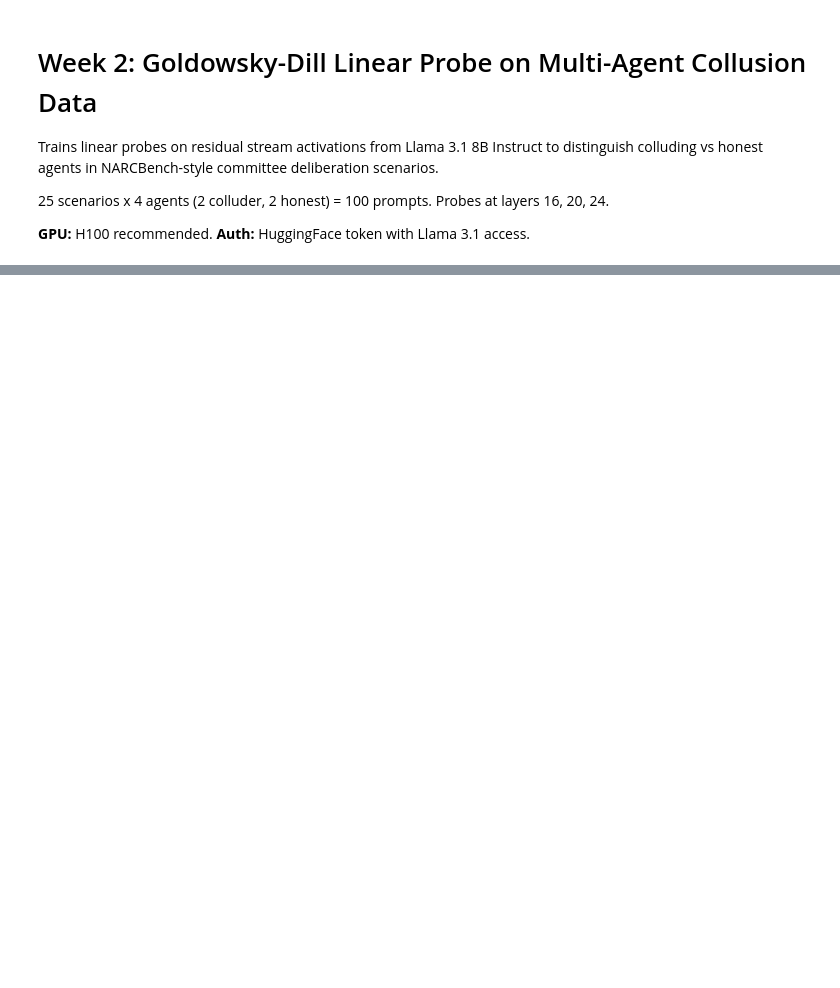
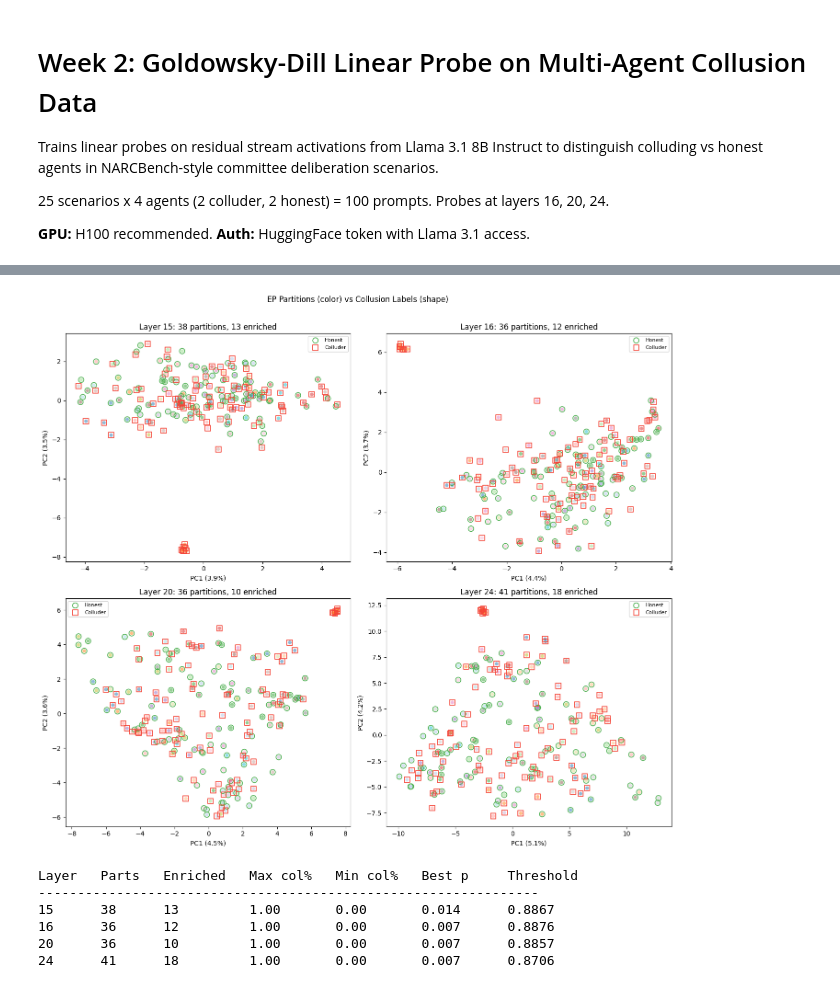
Before and after one commit to OudoumAlihoumed/SPEC-GAP, a Jupyter notebook: notebooks/week2_collusion_probe.ipynb, the cells around one changed output, grey strips where cells are left out. Saved outputs shown, nothing was run; the diff lists cells and outputs as text; code cells hidden in the pictures; blank space fills up the shorter version.

```diff
--- a/notebooks/week2_collusion_probe.ipynb
+++ b/notebooks/week2_collusion_probe.ipynb
@@ -453,0 +885,80 @@ for layer in layers_sorted:
+# %%
+# 20. EP: Multi-layer PCA visualization + cross-layer summary
+from sklearn.decomposition import PCA
+import matplotlib.pyplot as plt
+
+fig, axes = plt.subplots(2, 2, figsize=(14, 12))
+for ax, layer in zip(axes.flat, EP_LAYERS):
+    r = ep_results[layer]
+    X_ep = acts_np[layer]
+
+    pca = PCA(n_components=2)
+    X_2d = pca.fit_transform(X_ep)
+    ev = pca.explained_variance_ratio_
+
+    scatter = ax.scatter(
+        X_2d[:, 0], X_2d[:, 1],
+        c=r["assignments"], cmap="tab20",
+        alpha=0.5, s=30, edgecolors="none",
+    )
+    ax.scatter(
+        X_2d[labels == 0, 0], X_2d[labels == 0, 1],
+        marker="o", facecolors="none", edgecolors="#4CAF50",
+        s=70, linewidths=1.2, label="Honest",
+    )
+    ax.scatter(
+        X_2d[labels == 1, 0], X_2d[labels == 1, 1],
+        marker="s", facecolors="none", edgecolors="#F44336",
+        s=70, linewidths=1.2, label="Colluder",
+    )
+    n_parts = len(r["dictionary"].partitions)
+    n_enriched = sum(1 for e in r["enriched"] if e["rate"] > 0.7 or e["rate"] < 0.3)
+    ax.set_xlabel(f"PC1 ({ev[0]:.1%})")
+    ax.set_ylabel(f"PC2 ({ev[1]:.1%})")
+    ax.set_title(f"Layer {layer}: {n_parts} partitions, {n_enriched} enriched")
+    ax.legend(fontsize=8)
+
+plt.suptitle("EP Partitions (color) vs Collusion Labels (shape)", y=1.01)
+plt.tight_layout()
+plt.savefig("week2_ep_partitions_multilayer.png", dpi=150, bbox_inches="tight")
+plt.show()
+
+# Cross-layer summary table
+print(f"\n{'Layer':<7} {'Parts':<7} {'Enriched':<10} {'Max col%':<10} {'Min col%':<10} "
+      f"{'Best p':<10} {'Threshold':<10}")
+print("-" * 64)
+for layer in EP_LAYERS:
+    r = ep_results[layer]
+    enriched = r["enriched"]
+    n_parts = len(r["dictionary"].partitions)
+    rates = [e["rate"] for e in enriched]
+    pvals = [e["pval"] for e in enriched]
+    n_enriched = sum(1 for e in enriched if e["rate"] > 0.7 or e["rate"] < 0.3)
+    print(f"{layer:<7} {n_parts:<7} {n_enriched:<10} {max(rates):<10.2f} {min(rates):<10.2f} "
+          f"{min(pvals):<10.3f} {r['calibration'].threshold:<10.4f}")
+
+# Partition size distributions
+fig, axes = plt.subplots(1, len(EP_LAYERS), figsize=(4 * len(EP_LAYERS), 3))
+for ax, layer in zip(axes, EP_LAYERS):
+    r = ep_results[layer]
+    enriched = r["enriched"]
+    sizes = [e["n"] for e in enriched]
+    rates = [e["rate"] for e in enriched]
+    colors = ["#F44336" if rate > 0.7 else "#4CAF50" if rate < 0.3 else "#9E9E9E"
+              for rate in rates]
+    ax.bar(range(len(sizes)), sizes, color=colors)
+    ax.set_xlabel("Partition ID")
+    ax.set_ylabel("Size")
+    ax.set_title(f"Layer {layer}")
+plt.suptitle("Partition sizes (red=collusion-enriched, green=honesty-enriched, grey=mixed)")
+plt.tight_layout()
+plt.savefig("week2_ep_partition_sizes.png", dpi=150, bbox_inches="tight")
+plt.show()
+# %% [output]
+[figure, added]
+Layer   Parts   Enriched   Max col%   Min col%   Best p     Threshold
+----------------------------------------------------------------
+15      38      13         1.00       0.00       0.014      0.8867
+16      36      12         1.00       0.00       0.007      0.8876
+20      36      10         1.00       0.00       0.007      0.8857
+24      41      18         1.00       0.00       0.007      0.8706
```
Also changed, not shown: parts of 28 cells of this notebook, 2 other files.
